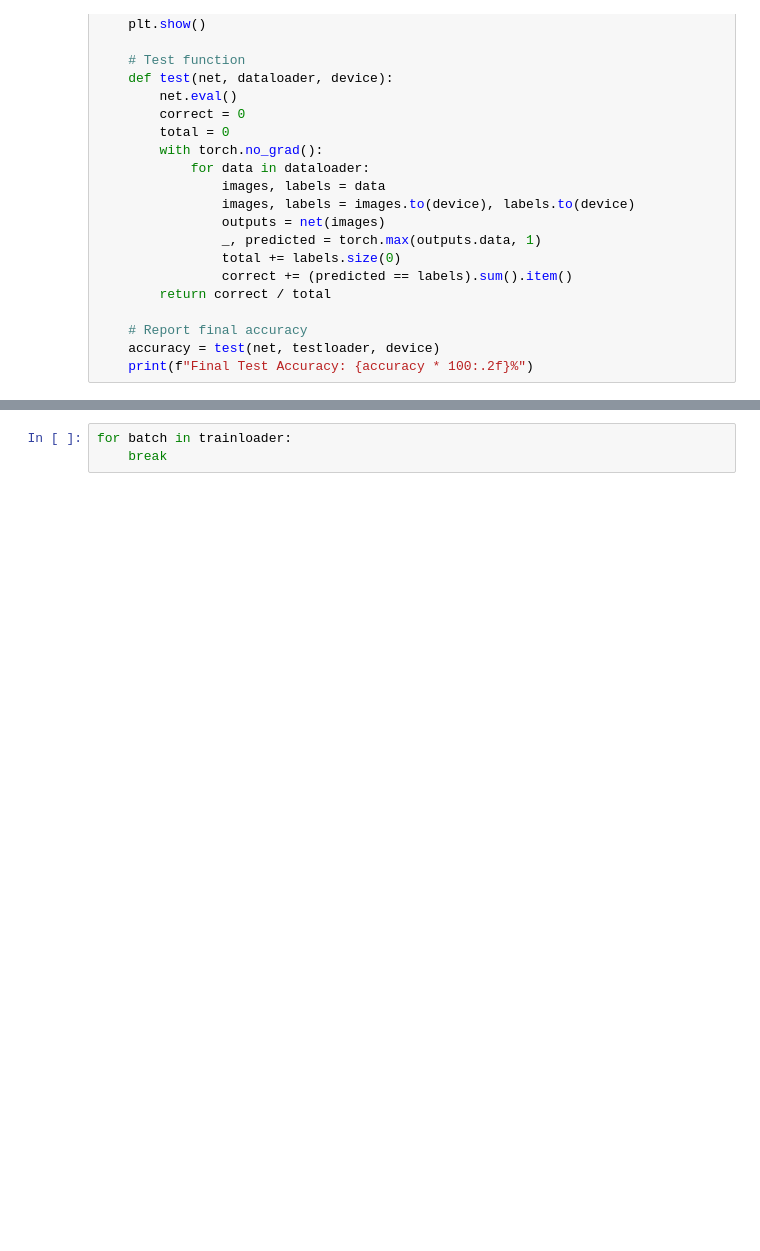
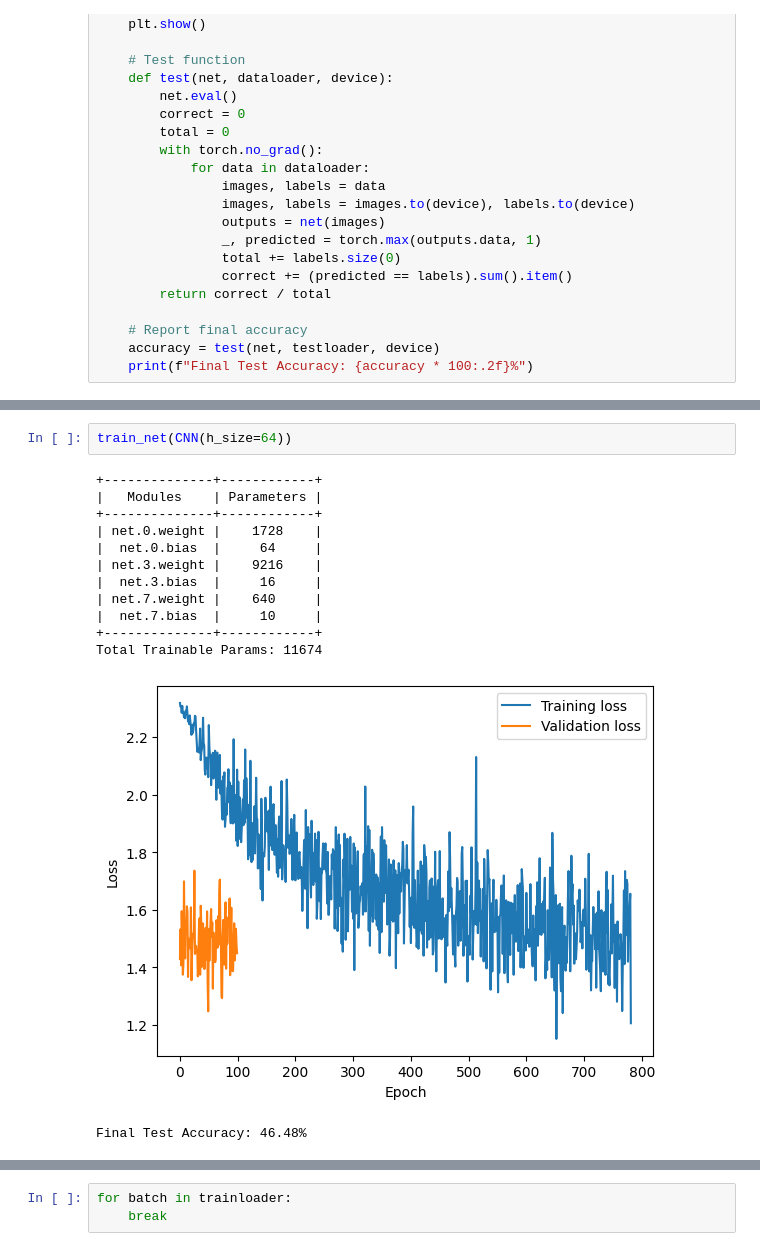
Before and after one commit to kilianovski/my-neural-fields, a Jupyter notebook: notebooks/uber/04_00_cnn.ipynb, the cells around one changed output, grey strips where cells are left out. Cells and saved outputs as stored; diff of their text form; blank space fills up the shorter version.

```diff
--- a/notebooks/uber/04_00_cnn.ipynb
+++ b/notebooks/uber/04_00_cnn.ipynb
@@ -208,0 +225,16 @@ Final Test Accuracy: 40.76%
+# %%
+train_net(CNN(h_size=64))
+# %% [output]
++--------------+------------+
+|   Modules    | Parameters |
++--------------+------------+
+| net.0.weight |    1728    |
+|  net.0.bias  |     64     |
+| net.3.weight |    9216    |
+|  net.3.bias  |     16     |
+| net.7.weight |    640     |
+|  net.7.bias  |     10     |
++--------------+------------+
+Total Trainable Params: 11674
+[figure, added]
+Final Test Accuracy: 46.48%
```
Also changed, not shown: parts of 13 cells of this notebook, 3 other files.
